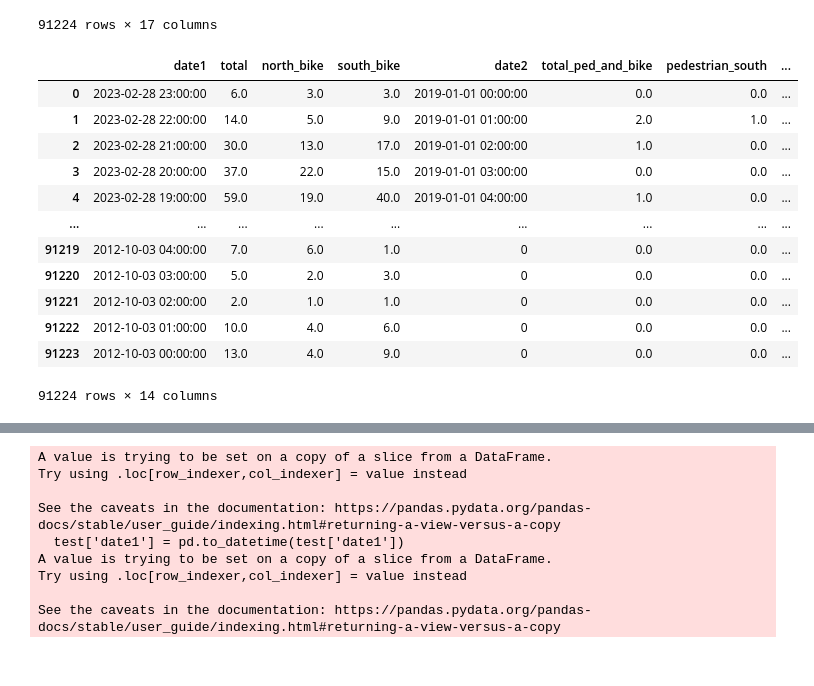
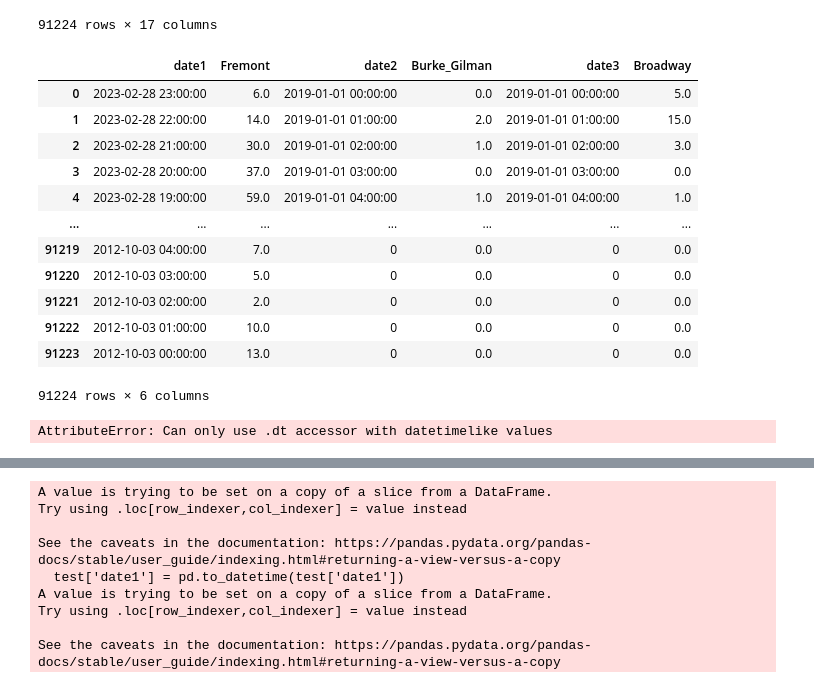
Before and after one commit to jaredap1995/UCB-Bootcamp-project03-group10, a Jupyter notebook: test.ipynb, the cells around one changed output, grey strips where cells are left out. Drawn from its saved outputs; the diff is of its cells as text; code cells hidden in the pictures.

```diff
--- a/test.ipynb
+++ b/test.ipynb
@@ -43,21 +43,34 @@ concatenated
 | 91223 | 91224 | 2012-10-03 00:00:00 | 13.0 | 4.0 | 9.0 | 0.0 | 0 | 0.0 | 0.0 | 0.0 | 0.0 | ... |
 91224 rows × 17 columns
 # %%
-concatenated.columns = ['id1', 'date1', 'total', 'north_bike', 'south_bike', 'id2', 'date2', 'total_ped_and_bike', 'pedestrian_south', 'pedestrian_north', 'bike_north', 'bike_south', 'id3', 'date3', 'total', 'north_bike2', 'south_bike2' ]
+concatenated.columns = ['id1', 'date1', 'Fremont', 'north_bike', 'south_bike', 'id2', 'date2', 'Burke_Gilman', 'pedestrian_south', 'pedestrian_north', 'bike_north', 'bike_south', 'id3', 'date3', 'Broadway', 'north_bike2', 'south_bike2' ]
 # %%
 concatenated=concatenated.drop(['id1', 'id2', 'id3'], axis=1)
+concatenated=concatenated.drop(columns=['north_bike', 'south_bike', 'pedestrian_south', 'pedestrian_north', 'bike_north', 'bike_south', 'north_bike2', 'south_bike2'])
 concatenated
 # %% [output]
-|  | date1 | total | north_bike | south_bike | date2 | total_ped_and_bike | pedestrian_south | ... |
-| 0 | 2023-02-28 23:00:00 | 6.0 | 3.0 | 3.0 | 2019-01-01 00:00:00 | 0.0 | 0.0 | ... |
-| 1 | 2023-02-28 22:00:00 | 14.0 | 5.0 | 9.0 | 2019-01-01 01:00:00 | 2.0 | 1.0 | ... |
-| 2 | 2023-02-28 21:00:00 | 30.0 | 13.0 | 17.0 | 2019-01-01 02:00:00 | 1.0 | 0.0 | ... |
-| 3 | 2023-02-28 20:00:00 | 37.0 | 22.0 | 15.0 | 2019-01-01 03:00:00 | 0.0 | 0.0 | ... |
-| 4 | 2023-02-28 19:00:00 | 59.0 | 19.0 | 40.0 | 2019-01-01 04:00:00 | 1.0 | 0.0 | ... |
-| ... | ... | ... | ... | ... | ... | ... | ... | ... |
-| 91219 | 2012-10-03 04:00:00 | 7.0 | 6.0 | 1.0 | 0 | 0.0 | 0.0 | ... |
-| 91220 | 2012-10-03 03:00:00 | 5.0 | 2.0 | 3.0 | 0 | 0.0 | 0.0 | ... |
-| 91221 | 2012-10-03 02:00:00 | 2.0 | 1.0 | 1.0 | 0 | 0.0 | 0.0 | ... |
-| 91222 | 2012-10-03 01:00:00 | 10.0 | 4.0 | 6.0 | 0 | 0.0 | 0.0 | ... |
-| 91223 | 2012-10-03 00:00:00 | 13.0 | 4.0 | 9.0 | 0 | 0.0 | 0.0 | ... |
+|  | date1 | Fremont | date2 | Burke_Gilman | date3 | Broadway |
+| 0 | 2023-02-28 23:00:00 | 6.0 | 2019-01-01 00:00:00 | 0.0 | 2019-01-01 00:00:00 | 5.0 |
+| 1 | 2023-02-28 22:00:00 | 14.0 | 2019-01-01 01:00:00 | 2.0 | 2019-01-01 01:00:00 | 15.0 |
+| 2 | 2023-02-28 21:00:00 | 30.0 | 2019-01-01 02:00:00 | 1.0 | 2019-01-01 02:00:00 | 3.0 |
+| 3 | 2023-02-28 20:00:00 | 37.0 | 2019-01-01 03:00:00 | 0.0 | 2019-01-01 03:00:00 | 0.0 |
+| 4 | 2023-02-28 19:00:00 | 59.0 | 2019-01-01 04:00:00 | 1.0 | 2019-01-01 04:00:00 | 1.0 |
+| ... | ... | ... | ... | ... | ... | ... |
+| 91219 | 2012-10-03 04:00:00 | 7.0 | 0 | 0.0 | 0 | 0.0 |
+| 91220 | 2012-10-03 03:00:00 | 5.0 | 0 | 0.0 | 0 | 0.0 |
+| 91221 | 2012-10-03 02:00:00 | 2.0 | 0 | 0.0 | 0 | 0.0 |
+| 91222 | 2012-10-03 01:00:00 | 10.0 | 0 | 0.0 | 0 | 0.0 |
+| 91223 | 2012-10-03 00:00:00 | 13.0 | 0 | 0.0 | 0 | 0.0 |
-91224 rows × 14 columns
+91224 rows × 6 columns
+# %%
+# Create separate dataframes for each location
+df_fremont = concatenated[['date1', 'Fremont']].rename(columns={'date1': 'date', 'Fremont': 'count'})
+df_fremont['location'] = 'Fremont'
+
+df_burke_gilman = concatenated[['date2', 'Burke_Gilman']].rename(columns={'date2': 'date', 'Burke_Gilman': 'count'})
+df_burke_gilman['location'] = 'Burke_Gilman'
+
+df_broadway = concatenated[['date3', 'Broadway']].rename(columns={'date3': 'date', 'Broadway': 'count'})
+df_broadway['location'] = 'Broadway'
+# %% [output]
+AttributeError: Can only use .dt accessor with datetimelike values
```
Also changed, not shown: parts of 12 cells of this notebook, 1 other file.
